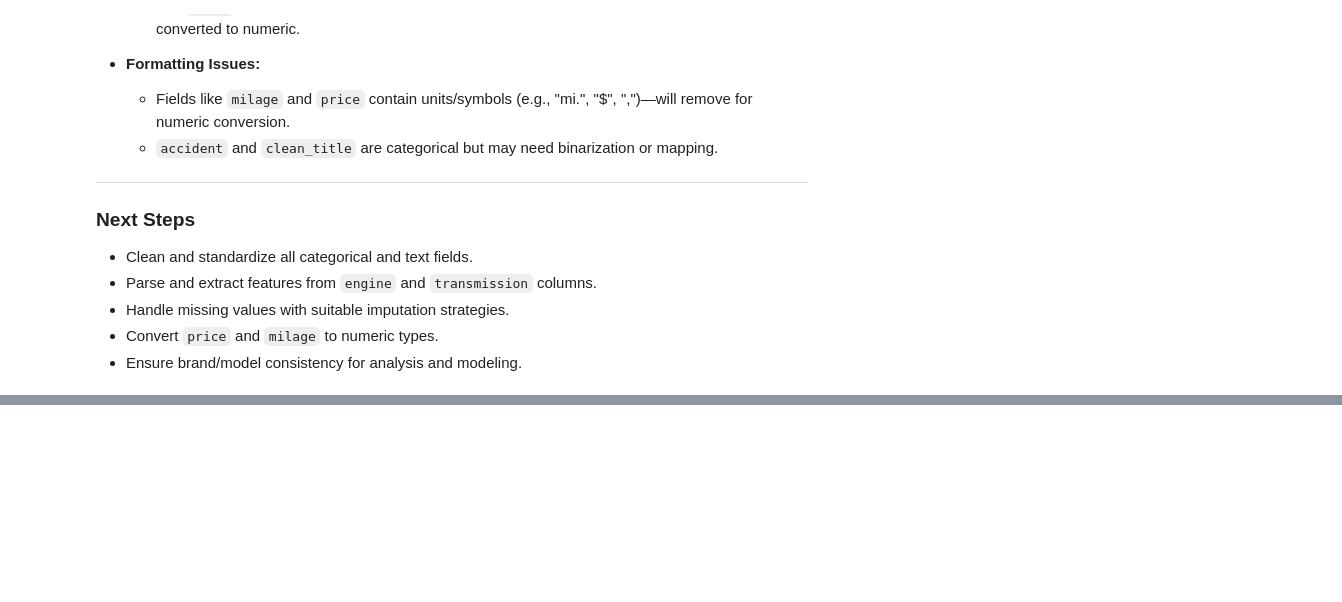
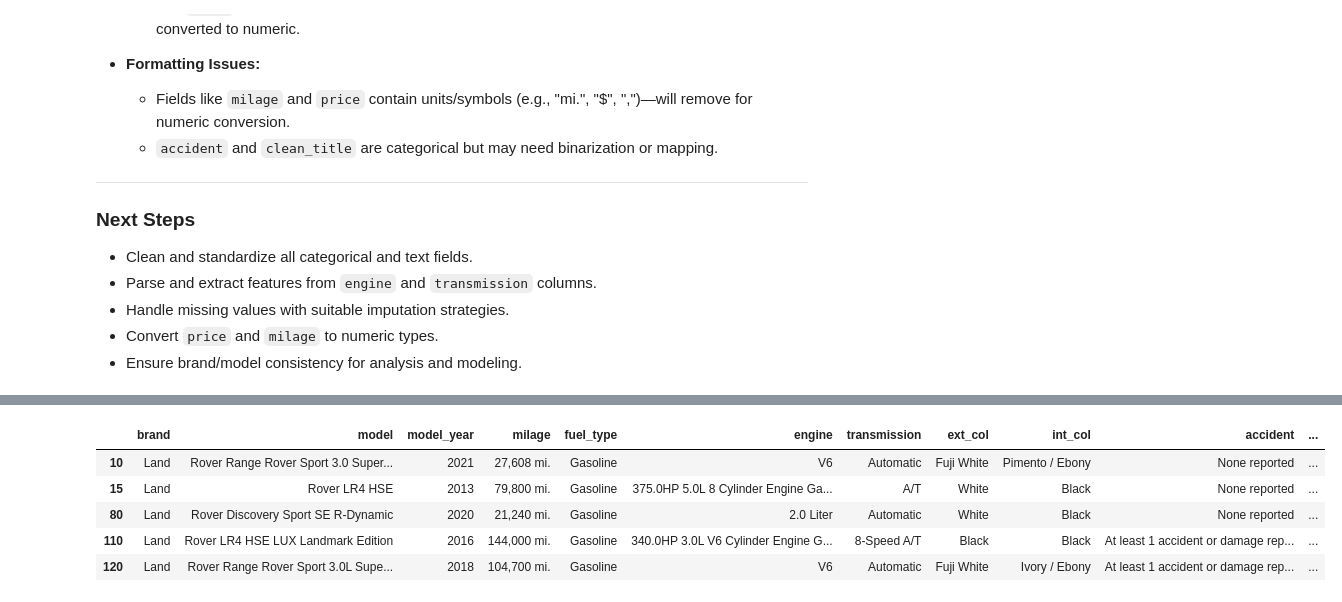
Before and after one commit to DigimonFrankie/Projects, a Jupyter notebook: Used Car Price Prediction: Predictive Modeling with Real-World Data/EDA & Preprocessing.ipynb, the cells around one changed output, grey strips where cells are left out. Saved outputs shown, nothing was run; the diff lists cells and outputs as text; code cells hidden in the pictures; blank space fills up the shorter version.

```diff
--- a/Used Car Price Prediction: Predictive Modeling with Real-World Data/EDA & Preprocessing.ipynb
+++ b/Used Car Price Prediction: Predictive Modeling with Real-World Data/EDA & Preprocessing.ipynb
@@ -79,0 +143,9 @@ df.head()
+# %%
+df[df['brand'] == 'Land'].head()
+# %% [output]
+|  | brand | model | model_year | milage | fuel_type | engine | transmission | ext_col | int_col | accident | ... |
+| 10 | Land | Rover Range Rover Sport 3.0 Super... | 2021 | 27,608 mi. | Gasoline | V6 | Automatic | Fuji White | Pimento / Ebony | None reported | ... |
+| 15 | Land | Rover LR4 HSE | 2013 | 79,800 mi. | Gasoline | 375.0HP 5.0L 8 Cylinder Engine Ga... | A/T | White | Black | None reported | ... |
+| 80 | Land | Rover Discovery Sport SE R-Dynamic | 2020 | 21,240 mi. | Gasoline | 2.0 Liter | Automatic | White | Black | None reported | ... |
+| 110 | Land | Rover LR4 HSE LUX Landmark Edition | 2016 | 144,000 mi. | Gasoline | 340.0HP 3.0L V6 Cylinder Engine G... | 8-Speed A/T | Black | Black | At least 1 accident or damage rep... | ... |
+| 120 | Land | Rover Range Rover Sport 3.0L Supe... | 2018 | 104,700 mi. | Gasoline | V6 | Automatic | Fuji White | Ivory / Ebony | At least 1 accident or damage rep... | ... |
```
Also changed, not shown: parts of 13 cells of this notebook.
